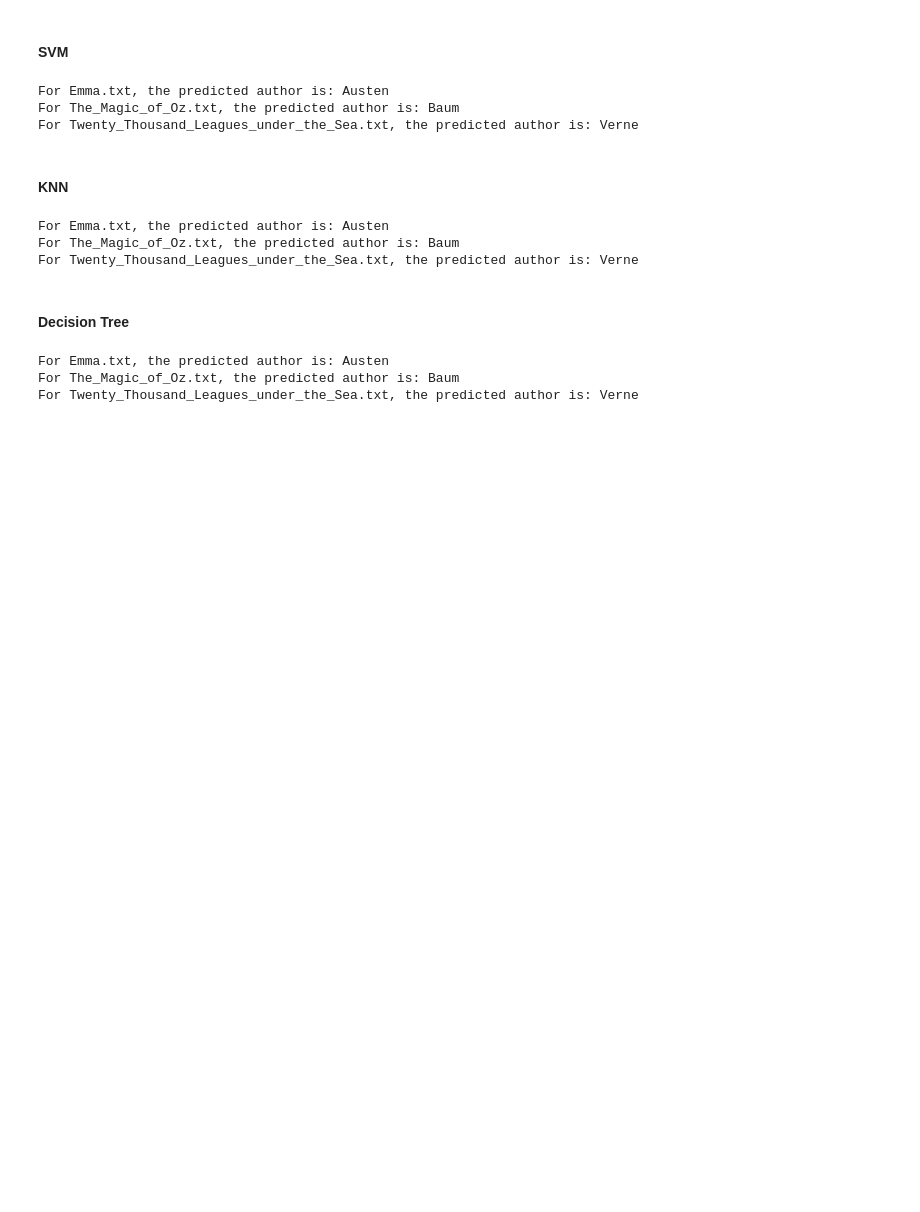
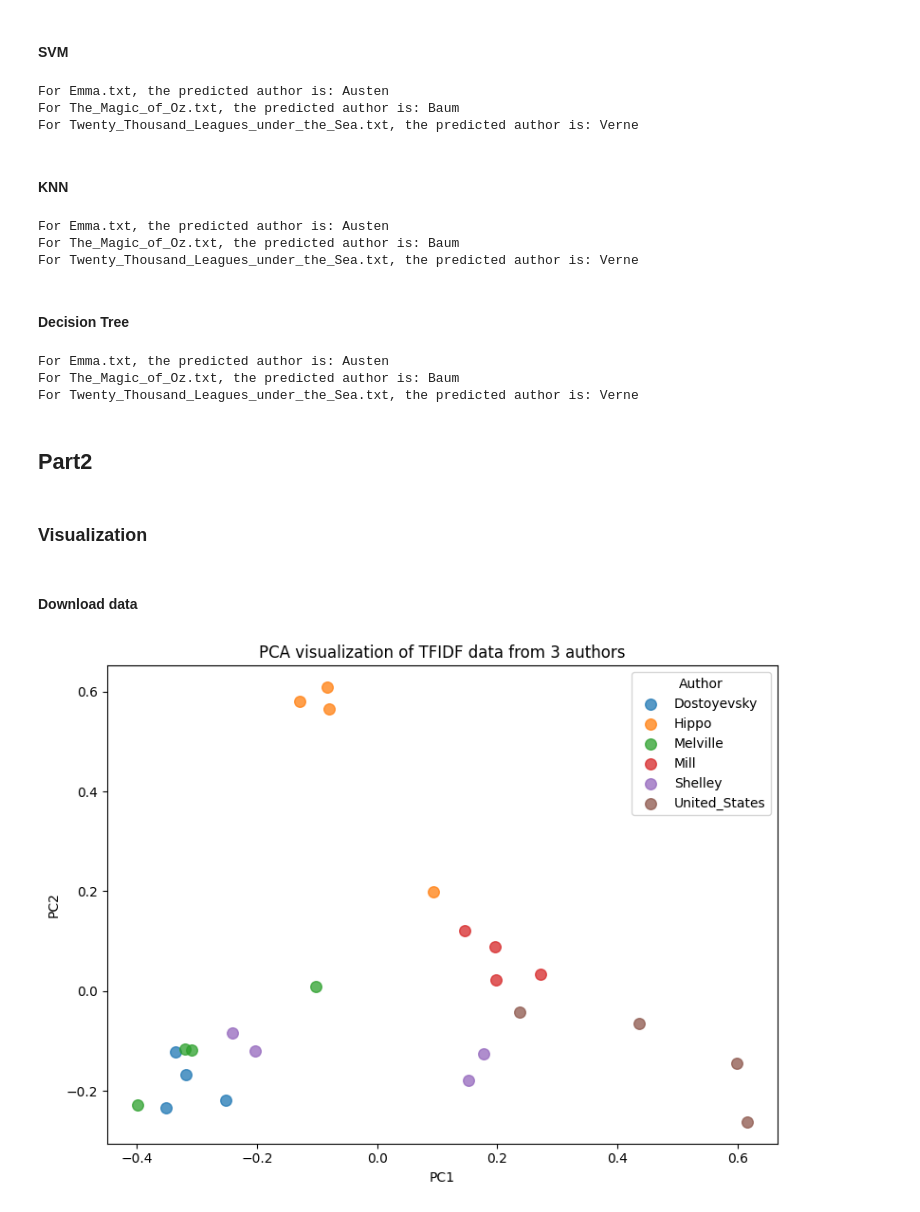
Before and after one commit to shotamuraishi/NLP, a Jupyter notebook: main.ipynb, the cells around one changed output. Cells and saved outputs as stored; diff of their text form; code cells hidden in the pictures; blank space fills up the shorter version.

```diff
--- a/main.ipynb
+++ b/main.ipynb
@@ -137,7 +135,7 @@ for directory in dirs:
     for book in author:
         all_words = ''
         # Read files
-        with open(f"Training/{directory}/{book}", 'r', encoding='utf-8') as f:
+        with open(f"Training_for_part2_for_part2_for_part2_for_part2_for_part2_for_part2_for_part2_for_part2/{directory}/{book}", 'r', encoding='utf-8') as f:
             # Reads the entire file as one big string
             all_words = f.read()
         corpus.append(all_words)
@@ -145,6 +143,3 @@ for directory in dirs:
 
 vectorizer = TfidfVectorizer(stop_words='english')
 tfidf_train = vectorizer.fit_transform(corpus)
-
-# Naive bayes
-mnb = MultinomialNB().fit(tfidf_train, authors)
@@ -291,3 +231,9 @@ for book in books:
 For Emma.txt, the predicted author is: Austen
 For The_Magic_of_Oz.txt, the predicted author is: Baum
 For Twenty_Thousand_Leagues_under_the_Sea.txt, the predicted author is: Verne
+# %% [markdown]
+## Part2
+# %% [markdown]
+### Visualization
+# %% [markdown]
+#### Download data
@@ -293,0 +249,41 @@ For Twenty_Thousand_Leagues_under_the_Sea.txt, the predicted author is: Verne
+# %%
+directory = 'Training_for_part2_for_part2'
+dirs = [d for d in os.listdir(directory) if os.path.isdir(os.path.join(directory, d))]
+
+corpus = []
+authors = []
+
+for directory in dirs:
+    author = os.listdir(f"Training_for_part2/{directory}")
+    for book in author:
+        all_words = ''
+        # Read files
+        with open(f"Training_for_part2/{directory}/{book}", 'r', encoding='utf-8') as f:
+            # Reads the entire file as one big string
+            all_words = f.read()
+        corpus.append(all_words)
+        authors.append(directory)
+
+vectorizer = TfidfVectorizer(stop_words='english')
+tfidf = vectorizer.fit_transform(corpus)
+
+pca_results = PCA(n_components=2).fit_transform(tfidf.toarray())
+
+
+# Plot a graph
+fig, ax = plt.subplots(figsize=(8, 6))
+unique_authors = sorted(set(authors))
+
+for author in unique_authors:
+    mask = [l == author for l in authors]
+    pts = pca_results[mask]
+    ax.scatter(pts[:, 0], pts[:, 1], label=author, alpha=0.75, s=70)
+
+ax.set_xlabel('PC1')
+ax.set_ylabel('PC2')
+ax.legend(title='Author')
+plt.title("PCA visualization of TFIDF data from 3 authors")
+plt.tight_layout()
+plt.show()
+# %% [output]
+[figure, added]
```
Also changed, not shown: parts of 23 cells of this notebook, 30 other files.
